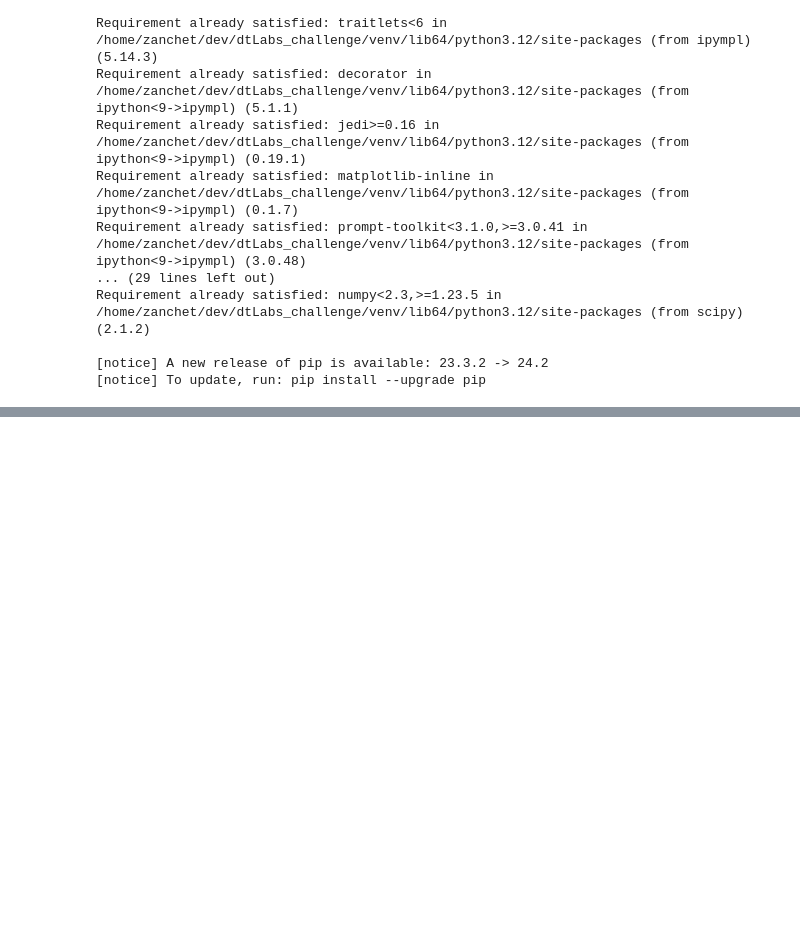
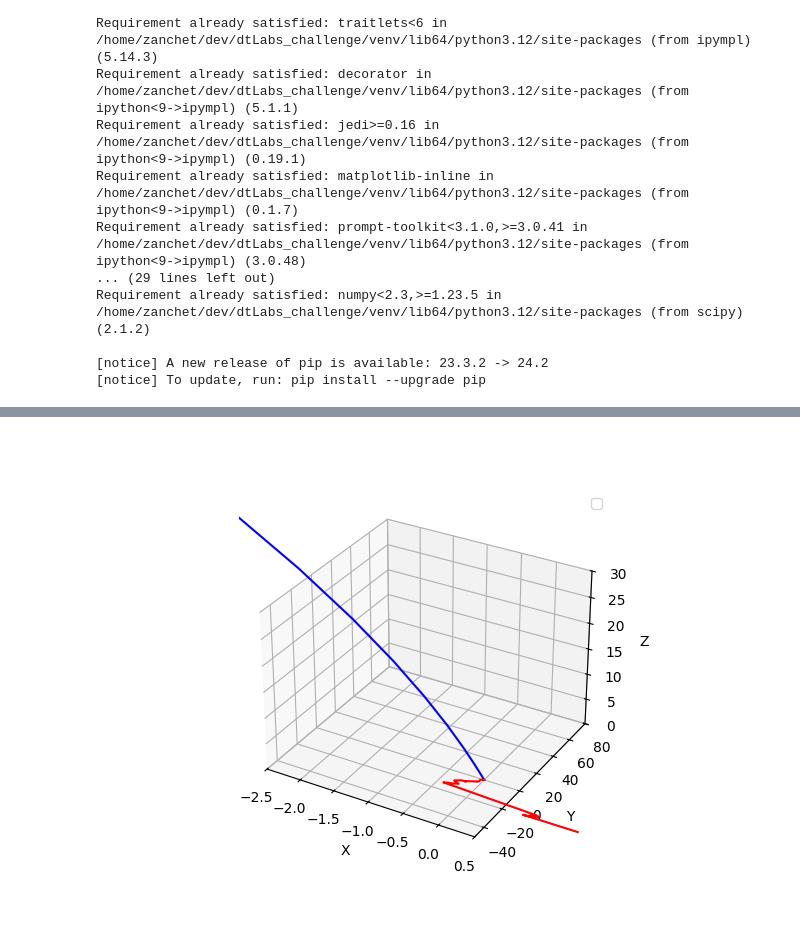
Before and after one commit to Zanchet2020/ICP_python, a Jupyter notebook: Questao_1/Q1.ipynb, the cells around one changed output, grey strips where cells are left out. Drawn from its saved outputs; the diff is of its cells as text; code cells hidden in the pictures; blank space fills up the shorter version.

```diff
--- a/Questao_1/Q1.ipynb
+++ b/Questao_1/Q1.ipynb
@@ -189,0 +246,16 @@ print(matrixR)
+# %%
+fig = plt.figure()
+ax = fig.add_subplot(111, projection='3d')
+pos_to_plot_truth = ground_truth_positions[:,:3,3].T
+ax.plot(*pos_to_plot_truth, c='blue')
+ax.plot(*pos_to_plot, c='red')
+ax.legend()
+ax.set_xlim(-2.5, 0.5)
+ax.set_ylim(-50, 80)
+ax.set_zlim(0, 30)
+ax.set_xlabel('X')
+ax.set_ylabel('Y')
+ax.set_zlabel('Z')
+plt.show()
+# %% [output]
+[figure, added]
```
Also changed, not shown: parts of 12 cells of this notebook.
